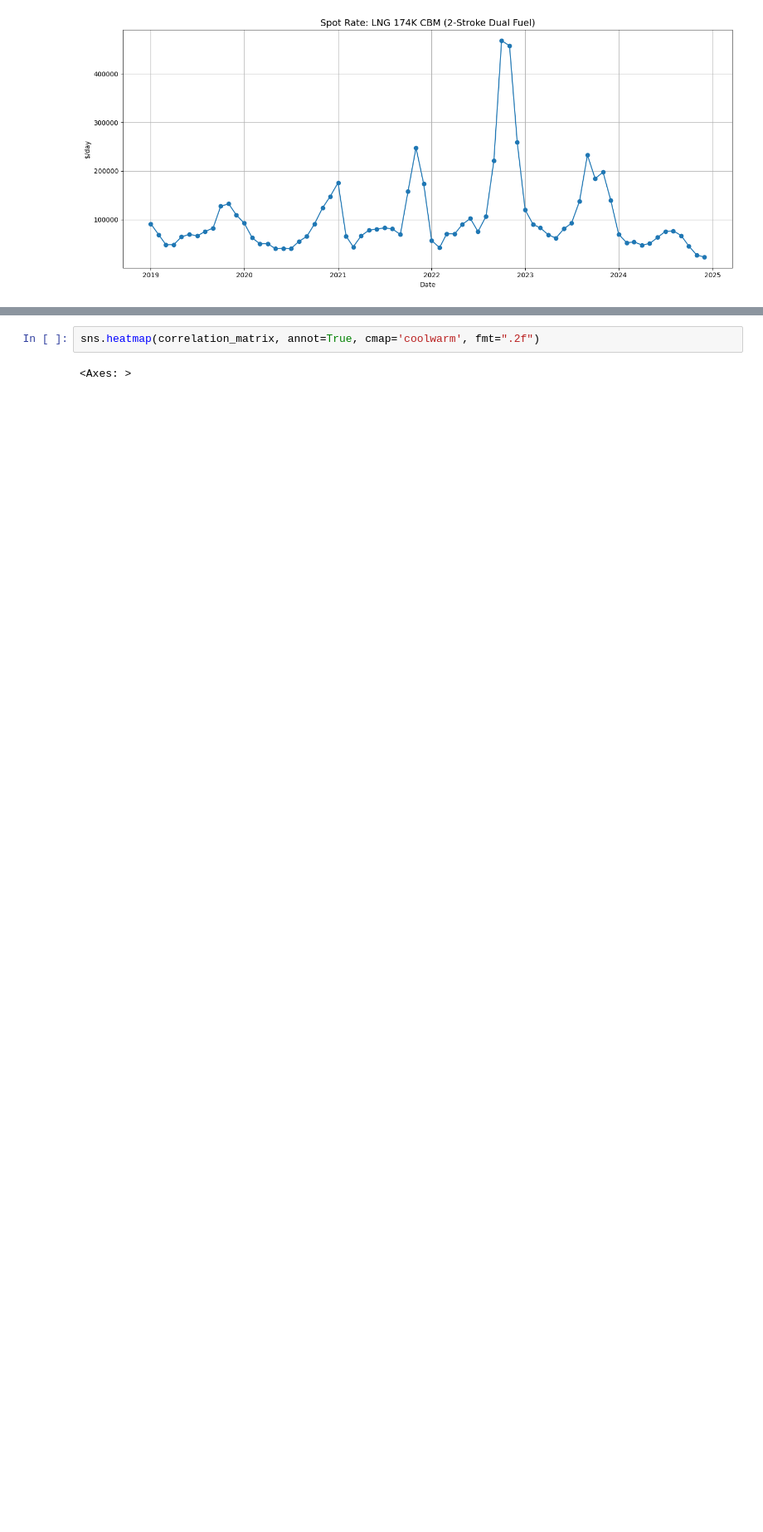
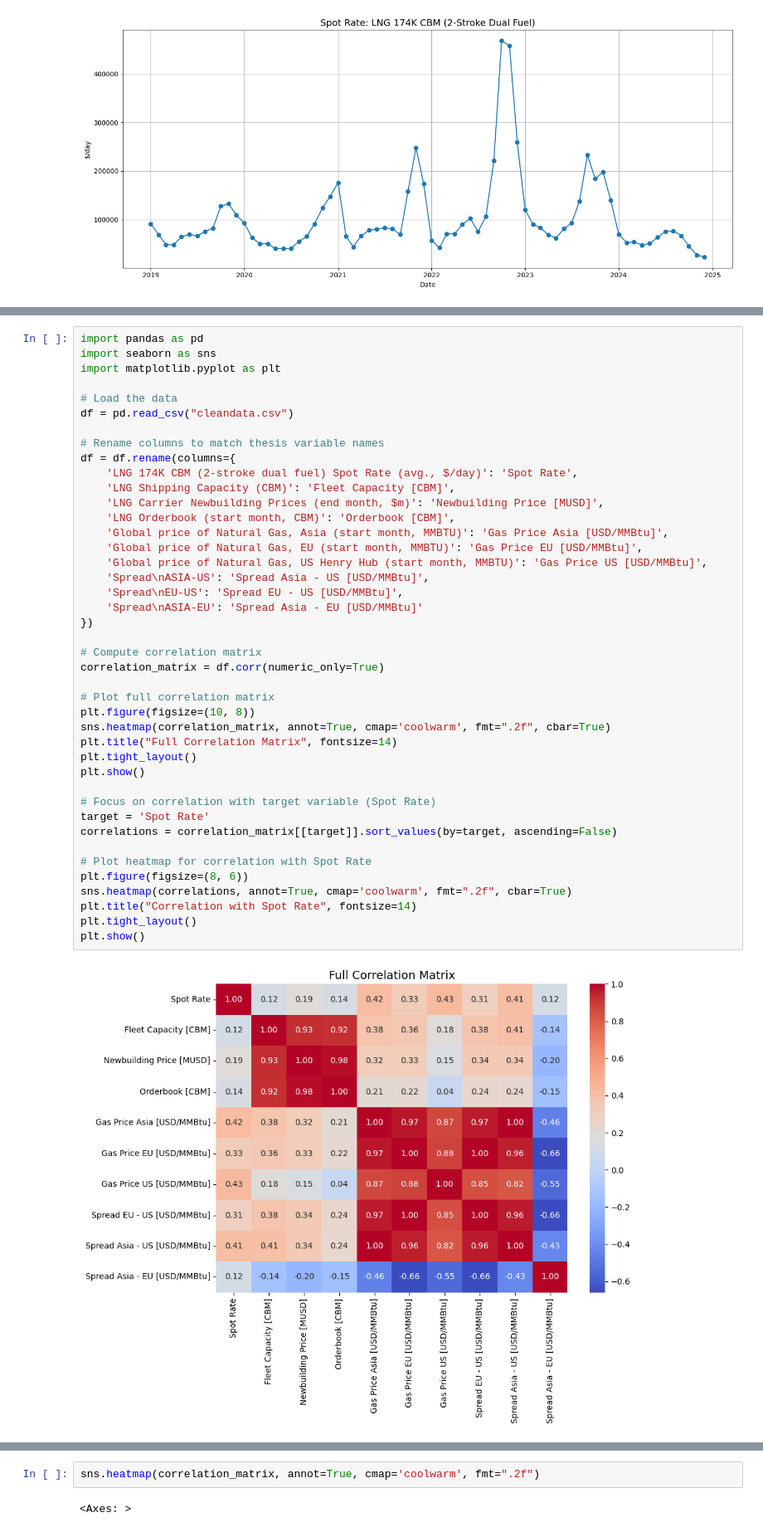
Before and after one commit to thomasmatre/LNGMaster, a Jupyter notebook: ml.ipynb, the cells around one changed output, grey strips where cells are left out. Shown at 83% size. Saved outputs shown, nothing was run; the diff lists cells and outputs as text; blank space fills up the shorter version.

```diff
--- a/ml.ipynb
+++ b/ml.ipynb
@@ -50,0 +44,44 @@ Spread\nASIA-EU
+# %%
+import pandas as pd
+import seaborn as sns
+import matplotlib.pyplot as plt
+
+# Load the data
+df = pd.read_csv("cleandata.csv")
+
+# Rename columns to match thesis variable names
+df = df.rename(columns={
+    'LNG 174K CBM (2-stroke dual fuel) Spot Rate (avg., $/day)': 'Spot Rate',
+    'LNG Shipping Capacity (CBM)': 'Fleet Capacity [CBM]',
+    'LNG Carrier Newbuilding Prices (end month, $m)': 'Newbuilding Price [MUSD]',
+    'LNG Orderbook (start month, CBM)': 'Orderbook [CBM]',
+    'Global price of Natural Gas, Asia (start month, MMBTU)': 'Gas Price Asia [USD/MMBtu]',
+    'Global price of Natural Gas, EU (start month, MMBTU)': 'Gas Price EU [USD/MMBtu]',
+    'Global price of Natural Gas, US Henry Hub (start month, MMBTU)': 'Gas Price US [USD/MMBtu]',
+    'Spread\nASIA-US': 'Spread Asia - US [USD/MMBtu]',
+    'Spread\nEU-US': 'Spread EU - US [USD/MMBtu]',
+    'Spread\nASIA-EU': 'Spread Asia - EU [USD/MMBtu]'
+})
+
+# Compute correlation matrix
+correlation_matrix = df.corr(numeric_only=True)
+
+# Plot full correlation matrix
+plt.figure(figsize=(10, 8))
+sns.heatmap(correlation_matrix, annot=True, cmap='coolwarm', fmt=".2f", cbar=True)
+plt.title("Full Correlation Matrix", fontsize=14)
+plt.tight_layout()
+plt.show()
+
+# Focus on correlation with target variable (Spot Rate)
+target = 'Spot Rate'
+correlations = correlation_matrix[[target]].sort_values(by=target, ascending=False)
+
+# Plot heatmap for correlation with Spot Rate
+plt.figure(figsize=(8, 6))
+sns.heatmap(correlations, annot=True, cmap='coolwarm', fmt=".2f", cbar=True)
+plt.title("Correlation with Spot Rate", fontsize=14)
+plt.tight_layout()
+plt.show()
+# %% [output]
+[figure, added]
```
Also changed, not shown: parts of 2 cells of this notebook, 5 other files.
